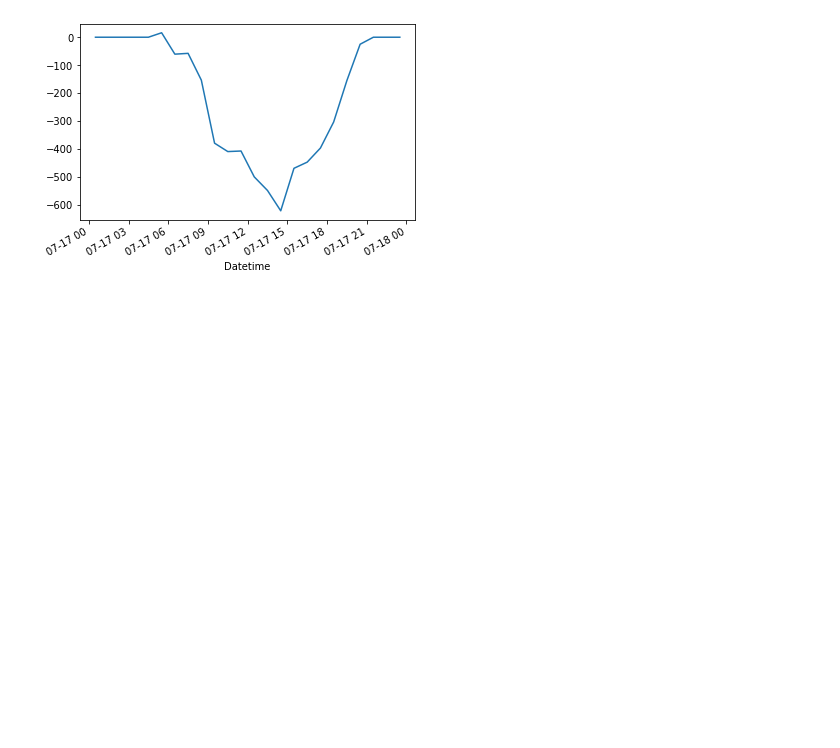
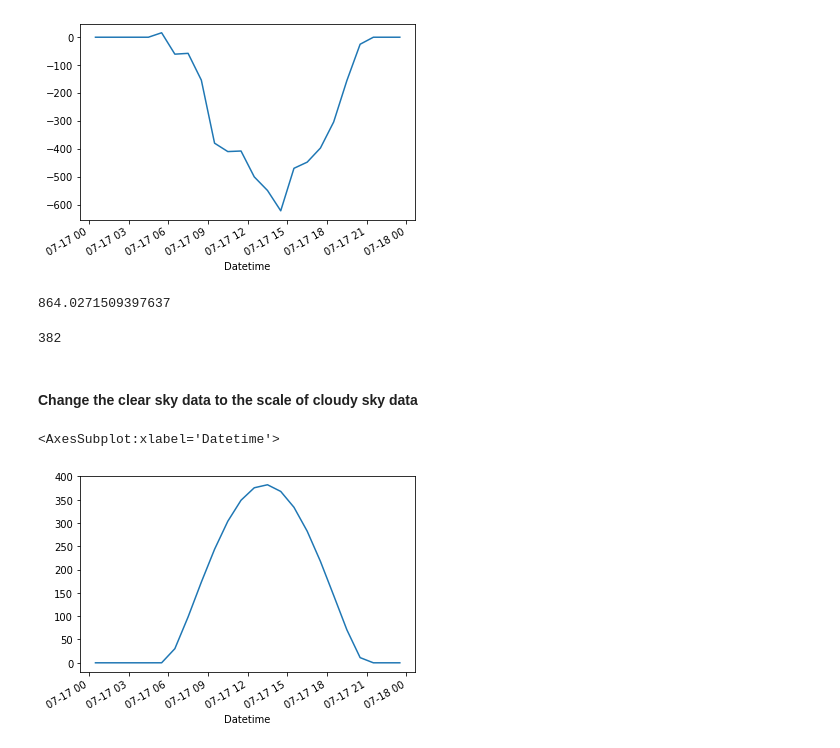
Before and after one commit to tadatoshi/agrivoltaics_supply_side_management, a Jupyter notebook: notebooks/exploratory_data_analysis/solar_resource_time_series.ipynb, the cells around one changed output. Cells and saved outputs as stored; diff of their text form; code cells hidden in the pictures; blank space fills up the shorter version.

```diff
--- a/notebooks/exploratory_data_analysis/solar_resource_time_series.ipynb
+++ b/notebooks/exploratory_data_analysis/solar_resource_time_series.ipynb
@@ -240,3 +240,21 @@ vancouver_clearsky_ghi_0717.plot()
 # %% [output]
 <AxesSubplot:xlabel='Datetime'>
 [figure]
+# %%
+vancouver_clearsky_ghi_0717.max()
+# %% [output]
+864.0271509397637
+# %%
+vancouver_data_ghi_0717.max()
+# %% [output]
+382
+# %% [markdown]
+#### Change the clear sky data to the scale of cloudy sky data
+# %%
+vancouver_clearsky_ghi_scaled_0717 = vancouver_clearsky_ghi_0717 * (
+    vancouver_data_ghi_0717.max() / vancouver_clearsky_ghi_0717.max())
+# %%
+vancouver_clearsky_ghi_scaled_0717.plot()
+# %% [output]
+<AxesSubplot:xlabel='Datetime'>
+[figure, added]
```
Also changed, not shown: parts of 4 cells of this notebook, 2 other files.
